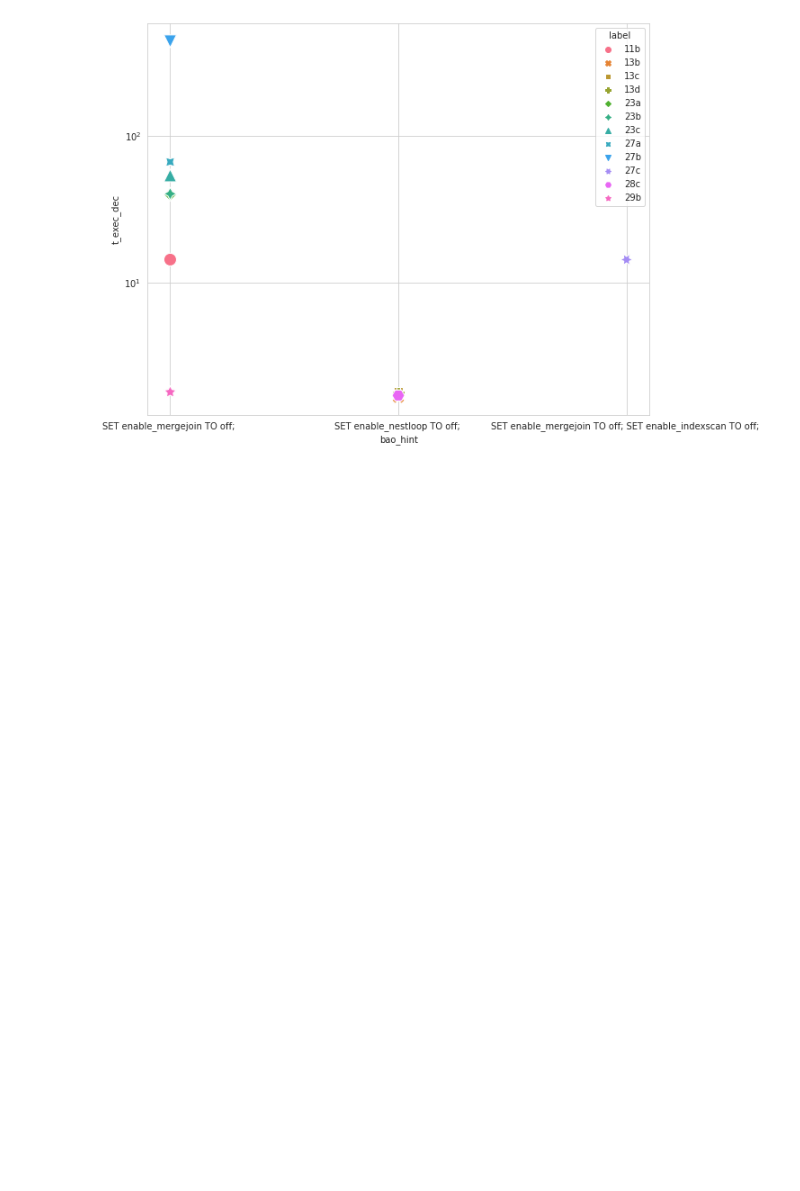
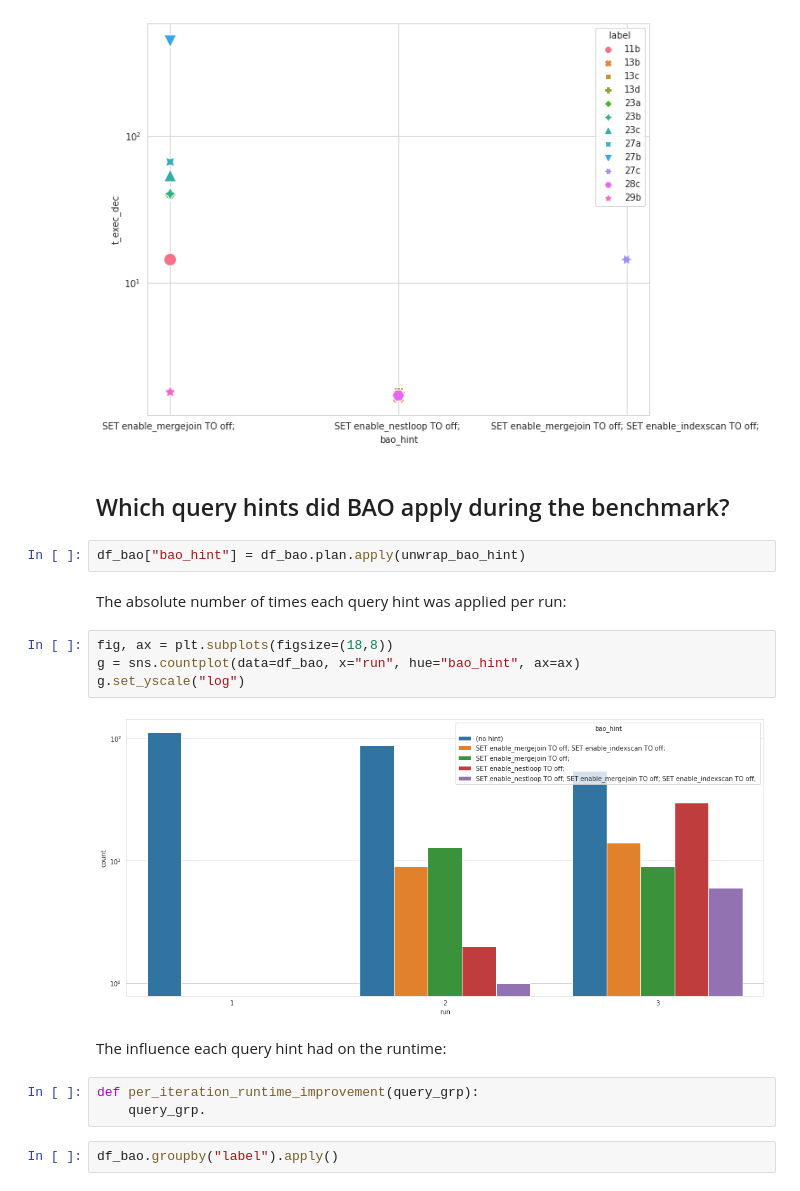
Before and after one commit to rbergm/aft, a Jupyter notebook: pg-bao/Workload Evaluation.ipynb, the cells around one changed output. Drawn from its saved outputs; the diff is of its cells as text; blank space fills up the shorter version.

Commit message:
[WIP] Extended analysis of applied query hints for pg-bao

```diff
--- a/pg-bao/Workload Evaluation.ipynb
+++ b/pg-bao/Workload Evaluation.ipynb
@@ -199,3 +199,22 @@ g = sns.scatterplot(data=df_excellent, x="bao_hint", y="t_exec_dec", hue="label"
 g.set_yscale("log")
 # %% [output]
 [figure]
+# %% [markdown]
+## Which query hints did BAO apply during the benchmark?
+# %%
+df_bao["bao_hint"] = df_bao.plan.apply(unwrap_bao_hint)
+# %% [markdown]
+The absolute number of times each query hint was applied per run:
+# %%
+fig, ax = plt.subplots(figsize=(18,8))
+g = sns.countplot(data=df_bao, x="run", hue="bao_hint", ax=ax)
+g.set_yscale("log")
+# %% [output]
+[figure, added]
+# %% [markdown]
+The influence each query hint had on the runtime:
+# %%
+def per_iteration_runtime_improvement(query_grp):
+    query_grp.
+# %%
+df_bao.groupby("label").apply()
```
Also changed, not shown: parts of 1 cell of this notebook.
